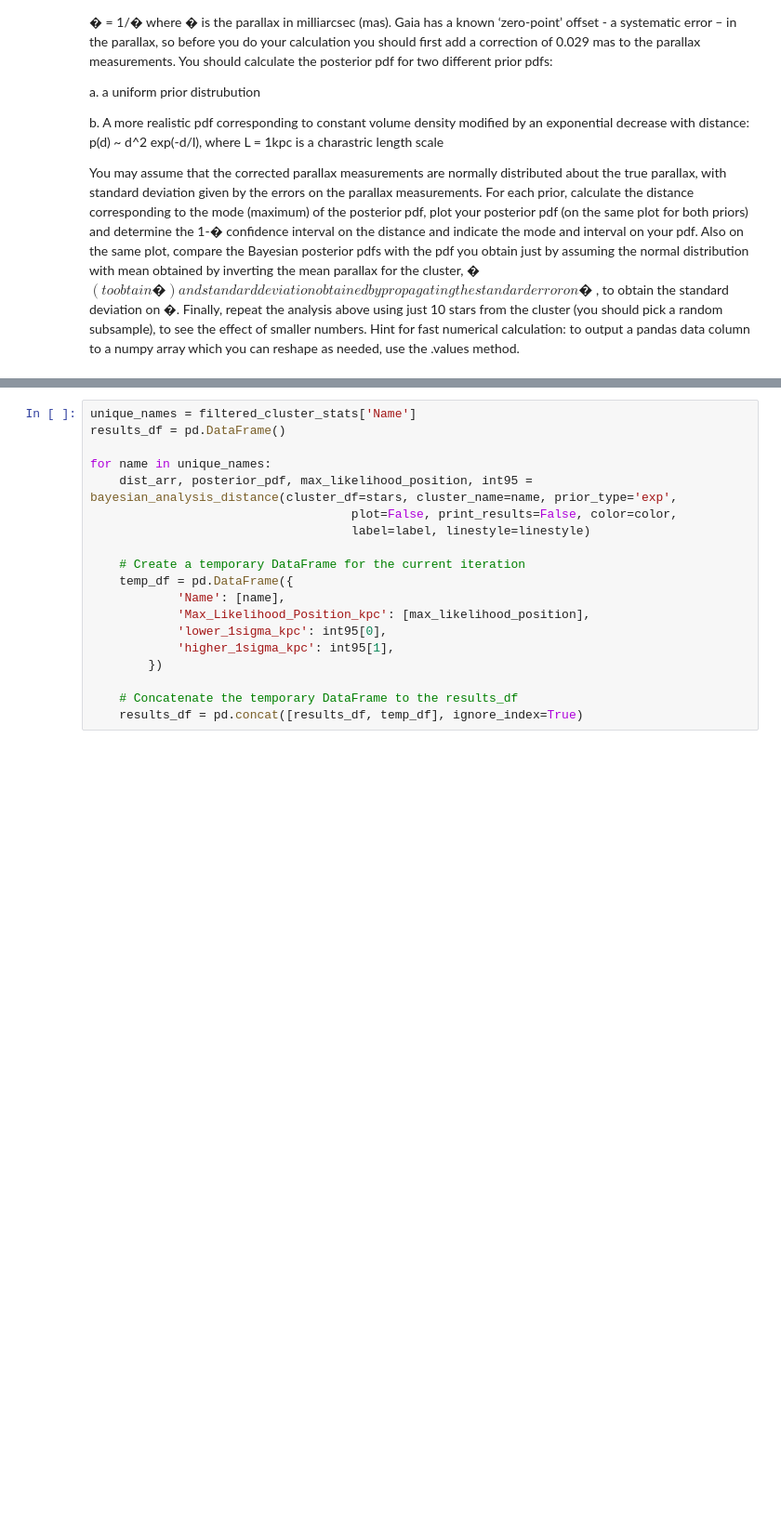
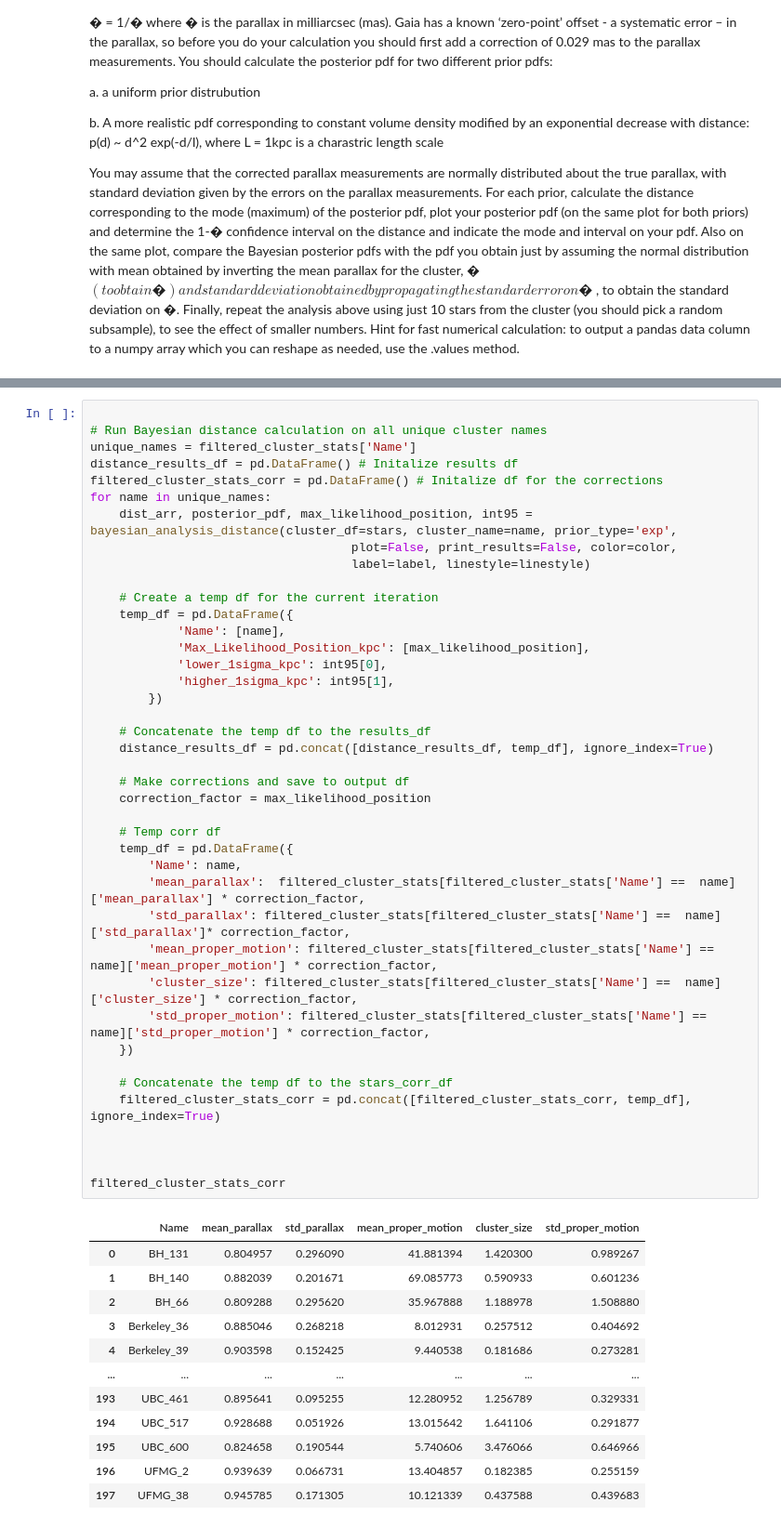
Before and after one commit to afinemax/stat_meth, a Jupyter notebook: assignments/a2/a2_max_fine.ipynb, the cells around one changed output, grey strips where cells are left out. Shown at 93% size. Drawn from its saved outputs; the diff is of its cells as text; blank space fills up the shorter version.

```diff
--- a/assignments/a2/a2_max_fine.ipynb
+++ b/assignments/a2/a2_max_fine.ipynb
@@ -482,19 +523,54 @@ Maximum Likelihood Position: 3.980931448422832  Kpc
 # %%
+
+# Run Bayesian distance calculation on all unique cluster names
 unique_names = filtered_cluster_stats['Name']
-results_df = pd.DataFrame()
-
+distance_results_df = pd.DataFrame() # Initalize results df
+filtered_cluster_stats_corr = pd.DataFrame() # Initalize df for the corrections
 for name in unique_names:
     dist_arr, posterior_pdf, max_likelihood_position, int95 = bayesian_analysis_distance(cluster_df=stars, cluster_name=name, prior_type='exp',
                                     plot=False, print_results=False, color=color,
                                     label=label, linestyle=linestyle)
 
-    # Create a temporary DataFrame for the current iteration
+    # Create a temp df for the current iteration
     temp_df = pd.DataFrame({
             'Name': [name],
             'Max_Likelihood_Position_kpc': [max_likelihood_position],
             'lower_1sigma_kpc': int95[0],
             'higher_1sigma_kpc': int95[1],
         })
 
-    # Concatenate the temporary DataFrame to the results_df
-    results_df = pd.concat([results_df, temp_df], ignore_index=True)
+    # Concatenate the temp df to the results_df
+    distance_results_df = pd.concat([distance_results_df, temp_df], ignore_index=True)
+
+    # Make corrections and save to output df
+    correction_factor = max_likelihood_position
+
+    # Temp corr df
+    temp_df = pd.DataFrame({
+        'Name': name,
+        'mean_parallax':  filtered_cluster_stats[filtered_cluster_stats['Name'] ==  name]['mean_parallax'] * correction_factor,
+        'std_parallax': filtered_cluster_stats[filtered_cluster_stats['Name'] ==  name]['std_parallax']* correction_factor,
+        'mean_proper_motion': filtered_cluster_stats[filtered_cluster_stats['Name'] ==  name]['mean_proper_motion'] * correction_factor,
+        'cluster_size': filtered_cluster_stats[filtered_cluster_stats['Name'] ==  name]['cluster_size'] * correction_factor,
+        'std_proper_motion': filtered_cluster_stats[filtered_cluster_stats['Name'] ==  name]['std_proper_motion'] * correction_factor,
+    })
+
+    # Concatenate the temp df to the stars_corr_df
+    filtered_cluster_stats_corr = pd.concat([filtered_cluster_stats_corr, temp_df], ignore_index=True)
+
+
+
+filtered_cluster_stats_corr
+# %% [output]
+|  | Name | mean_parallax | std_parallax | mean_proper_motion | cluster_size | std_proper_motion |
+| 0 | BH_131 | 0.804957 | 0.296090 | 41.881394 | 1.420300 | 0.989267 |
+| 1 | BH_140 | 0.882039 | 0.201671 | 69.085773 | 0.590933 | 0.601236 |
+| 2 | BH_66 | 0.809288 | 0.295620 | 35.967888 | 1.188978 | 1.508880 |
+| 3 | Berkeley_36 | 0.885046 | 0.268218 | 8.012931 | 0.257512 | 0.404692 |
+| 4 | Berkeley_39 | 0.903598 | 0.152425 | 9.440538 | 0.181686 | 0.273281 |
+| ... | ... | ... | ... | ... | ... | ... |
+| 193 | UBC_461 | 0.895641 | 0.095255 | 12.280952 | 1.256789 | 0.329331 |
+| 194 | UBC_517 | 0.928688 | 0.051926 | 13.015642 | 1.641106 | 0.291877 |
+| 195 | UBC_600 | 0.824658 | 0.190544 | 5.740606 | 3.476066 | 0.646966 |
+| 196 | UFMG_2 | 0.939639 | 0.066731 | 13.404857 | 0.182385 | 0.255159 |
+| 197 | UFMG_38 | 0.945785 | 0.171305 | 10.121339 | 0.437588 | 0.439683 |
```
Also changed, not shown: parts of 14 cells of this notebook.
